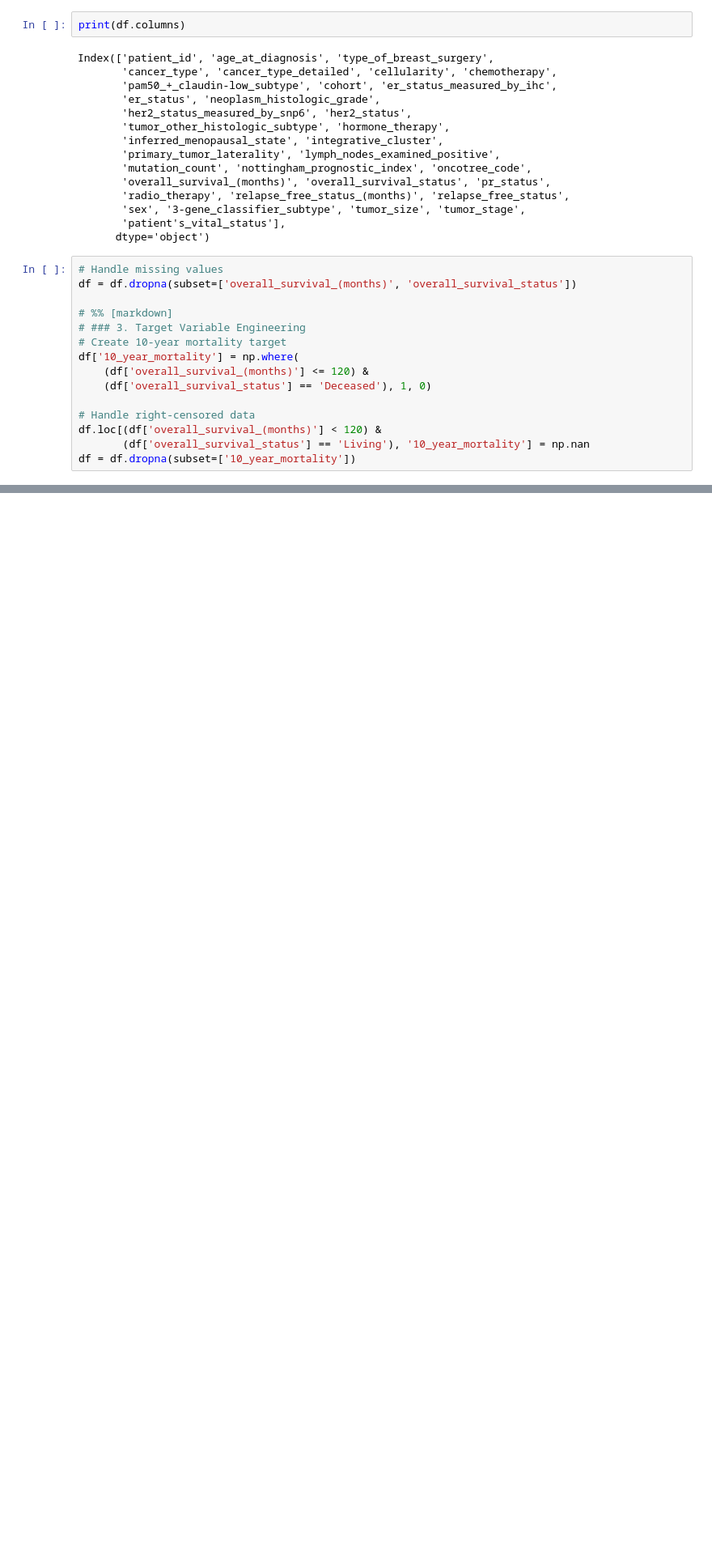
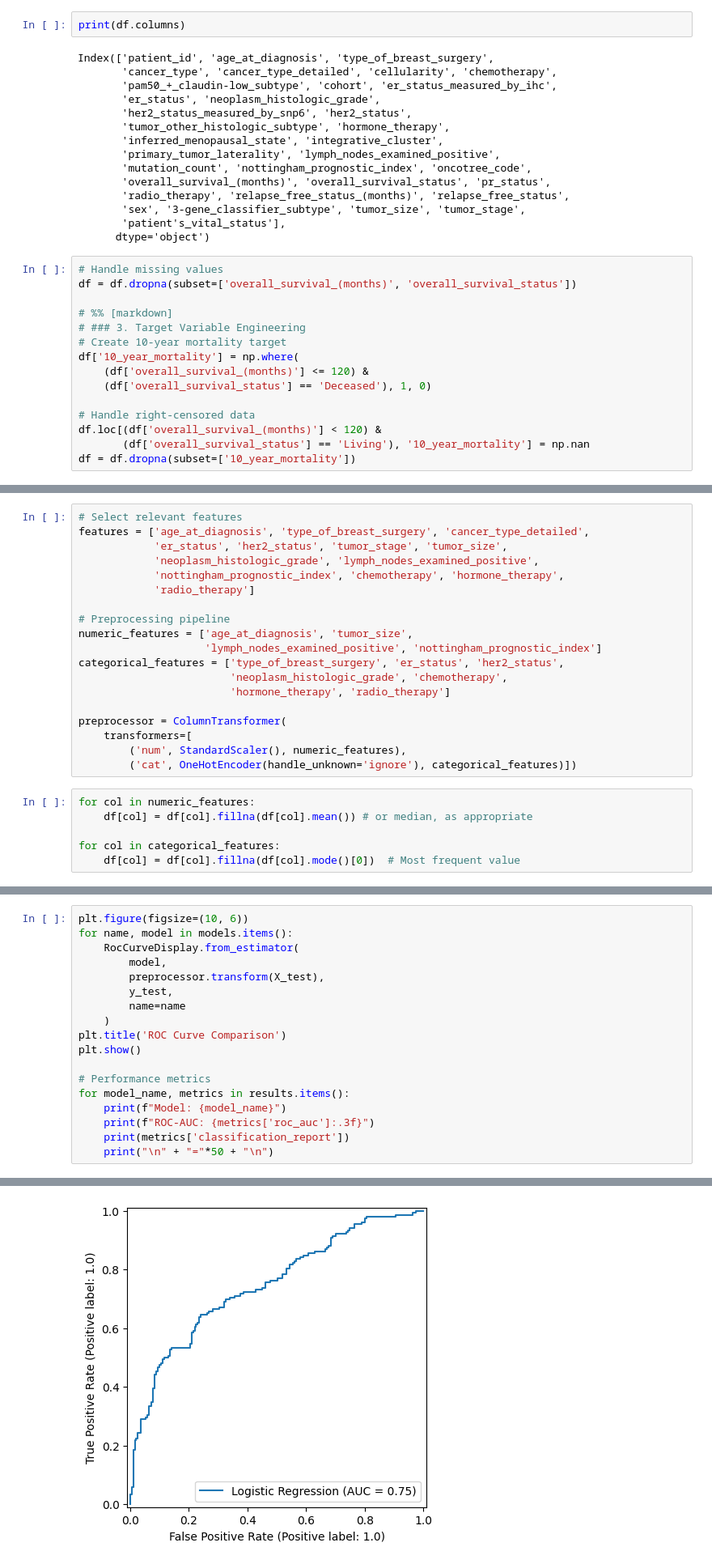
Before and after one commit to Jaz0XD/Breast_Cancer_ML, a Jupyter notebook: train1.ipynb, the cells around one changed output, grey strips where cells are left out. Shown at 81% size. Saved outputs shown, nothing was run; the diff lists cells and outputs as text; blank space fills up the shorter version.

```diff
--- a/train1.ipynb
+++ b/train1.ipynb
@@ -60,0 +81,25 @@ df = df.dropna(subset=['10_year_mortality'])
+# %%
+# Select relevant features
+features = ['age_at_diagnosis', 'type_of_breast_surgery', 'cancer_type_detailed',
+            'er_status', 'her2_status', 'tumor_stage', 'tumor_size',
+            'neoplasm_histologic_grade', 'lymph_nodes_examined_positive',
+            'nottingham_prognostic_index', 'chemotherapy', 'hormone_therapy',
+            'radio_therapy']
+
+# Preprocessing pipeline
+numeric_features = ['age_at_diagnosis', 'tumor_size',
+                    'lymph_nodes_examined_positive', 'nottingham_prognostic_index']
+categorical_features = ['type_of_breast_surgery', 'er_status', 'her2_status',
+                        'neoplasm_histologic_grade', 'chemotherapy',
+                        'hormone_therapy', 'radio_therapy']
+
+preprocessor = ColumnTransformer(
+    transformers=[
+        ('num', StandardScaler(), numeric_features),
+        ('cat', OneHotEncoder(handle_unknown='ignore'), categorical_features)])
+# %%
+for col in numeric_features:
+    df[col] = df[col].fillna(df[col].mean()) # or median, as appropriate
+
+for col in categorical_features:
+    df[col] = df[col].fillna(df[col].mode()[0])  # Most frequent value
@@ -60,0 +156,19 @@ df = df.dropna(subset=['10_year_mortality'])
+# %%
+plt.figure(figsize=(10, 6))
+for name, model in models.items():
+    RocCurveDisplay.from_estimator(
+        model,
+        preprocessor.transform(X_test),
+        y_test,
+        name=name
+    )
+plt.title('ROC Curve Comparison')
+plt.show()
+
+# Performance metrics
+for model_name, metrics in results.items():
+    print(f"Model: {model_name}")
+    print(f"ROC-AUC: {metrics['roc_auc']:.3f}")
+    print(metrics['classification_report'])
+    print("\n" + "="*50 + "\n")
+# %% [output]
@@ -60,0 +176 @@ df = df.dropna(subset=['10_year_mortality'])
+[figure, added]
```
Also changed, not shown: parts of 7 cells of this notebook, 3 other files.
